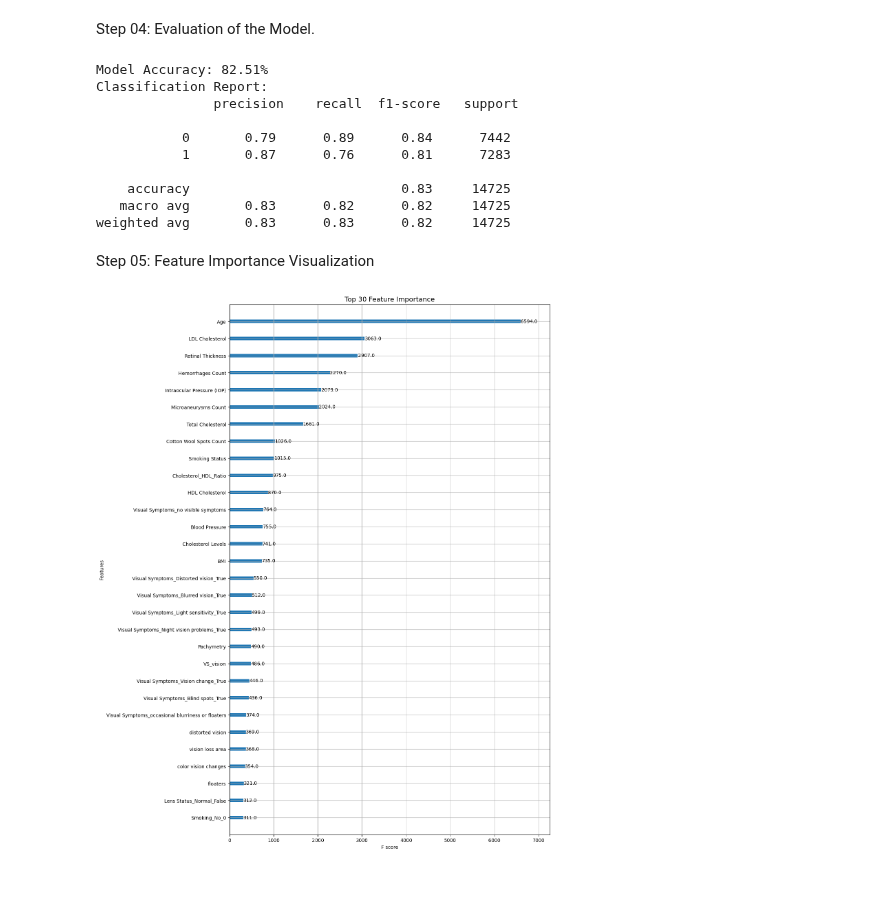
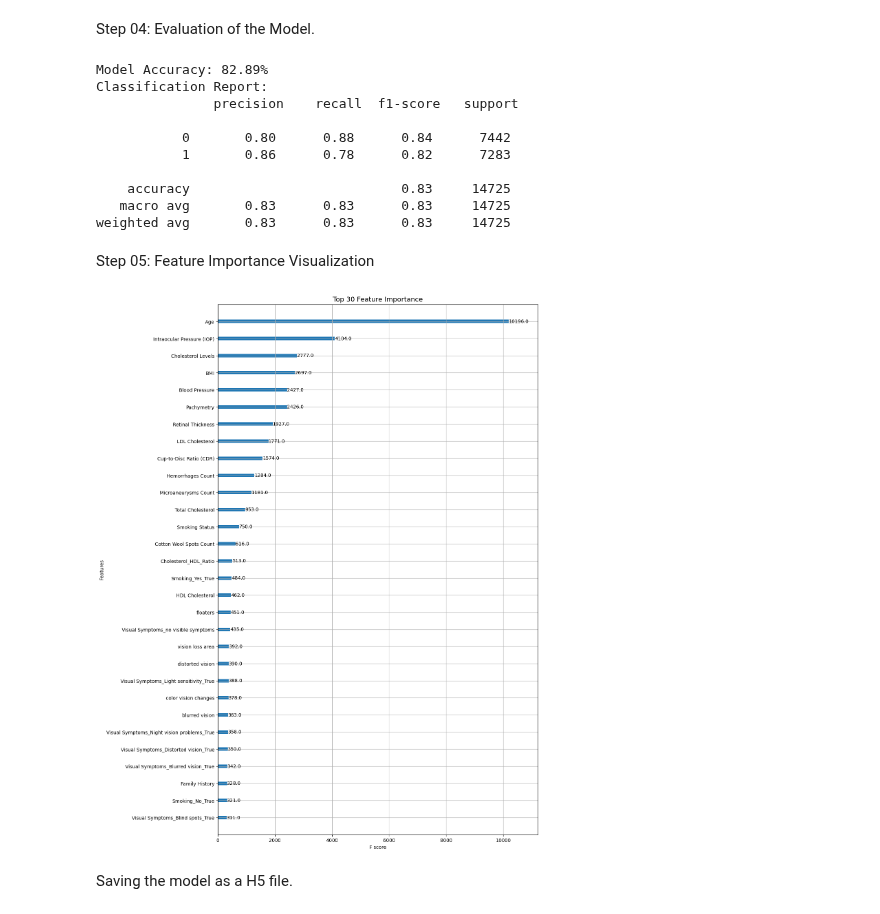
Before and after one commit to DinurakshanRavichandran/Visio-Glance, a Jupyter notebook: unified_eye_disease_detection_corrected.ipynb, the cells around one changed output. Drawn from its saved outputs; the diff is of its cells as text; code cells hidden in the pictures; blank space fills up the shorter version.

Commit message:
Added Optuna tunning function - increased accuracy to 82.89%

```diff
--- a/unified_eye_disease_detection_corrected.ipynb
+++ b/unified_eye_disease_detection_corrected.ipynb
@@ -183,34 +248,36 @@ XGBoost Model Trained Successfully!
 Step 04: Evaluation of the Model.
 # %%
 # Make predictions
-y_pred = model.predict(X_test)
+y_pred = best_model.predict(X_test)
 
 # Evaluate model performance
 accuracy = accuracy_score(y_test, y_pred) * 100 #convert to percentage.
 print(f"Model Accuracy: {accuracy:.2f}%") #display with 2 decimal places.
 print("Classification Report:\n", classification_report(y_test, y_pred))
 # %% [output]
-Model Accuracy: 82.51%
+Model Accuracy: 82.89%
 Classification Report:
                precision    recall  f1-score   support
 
-           0       0.79      0.89      0.84      7442
-           1       0.87      0.76      0.81      7283
+           0       0.80      0.88      0.84      7442
+           1       0.86      0.78      0.82      7283
 
     accuracy                           0.83     14725
-   macro avg       0.83      0.82      0.82     14725
-weighted avg       0.83      0.83      0.82     14725
+   macro avg       0.83      0.83      0.83     14725
+weighted avg       0.83      0.83      0.83     14725
 # %% [markdown]
 Step 05: Feature Importance Visualization
 # %%
 import matplotlib.pyplot as plt
 import numpy as np
 from xgboost import plot_importance
 
 # Set figure size and sort features by importance
 fig, ax = plt.subplots(figsize=(12, 20))  # Increased height for better readability
-plot_importance(model, ax=ax, max_num_features=30)  # Show only the top 30 features
+plot_importance(best_model, ax=ax, max_num_features=30)  # Show only the top 30 features
 plt.title("Top 30 Feature Importance", fontsize=14)
 plt.show()
 # %% [output]
-[figure, old version]
+[figure, new version]
+# %% [markdown]
+  Saving the model as a H5 file.
```
Also changed, not shown: parts of 5 cells of this notebook.
